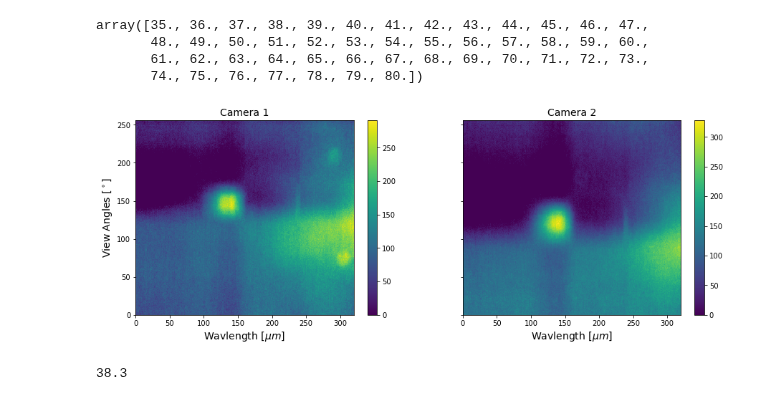
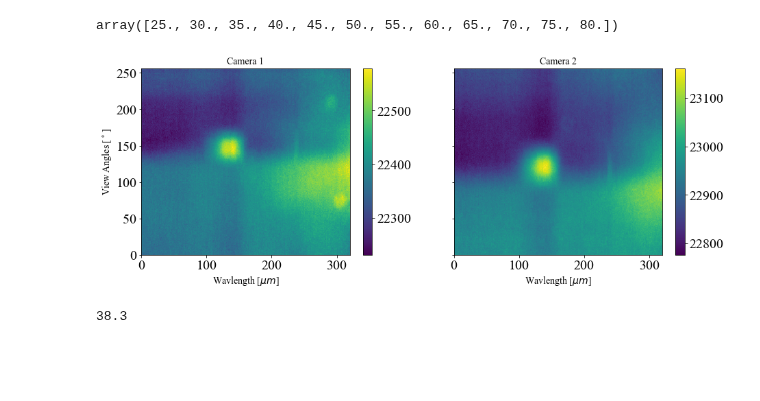
Before and after one commit to Polarization-Lab/IRCSP, a Jupyter notebook: calibration/calculate_LUT-Acktar.ipynb, the cells around one changed output. Cells and saved outputs as stored; diff of their text form; code cells hidden in the pictures; blank space fills up the shorter version.

```diff
--- a/calibration/calculate_LUT-Acktar.ipynb
+++ b/calibration/calculate_LUT-Acktar.ipynb
@@ -41,13 +41,10 @@ cal_file2 =  '/Volumes/KESU/calibration_files/cam1pixel.h5'
 cal_file1 =  '/Volumes/KESU/calibration_files/cam2pixel.h5'
 # %%
 waves= np.linspace(7,12,61)
-temps = np.linspace(35,80,46)
+temps = np.linspace(25,80,12)
 temps
 # %% [output]
-array([35., 36., 37., 38., 39., 40., 41., 42., 43., 44., 45., 46., 47.,
-       48., 49., 50., 51., 52., 53., 54., 55., 56., 57., 58., 59., 60.,
-       61., 62., 63., 64., 65., 66., 67., 68., 69., 70., 71., 72., 73.,
-       74., 75., 76., 77., 78., 79., 80.])
+array([25., 30., 35., 40., 45., 50., 55., 60., 65., 70., 75., 80.])
 # %%
 #select ROI
 ymin2 = 90; ymax2 = 150;
@@ -62,34 +59,34 @@ filename = path + '75C.h5'
 
 with h5py.File(filename, "r") as file:
     image1 = np.mean(file['imgs1'][()],axis = 0)
     image2 = np.mean(file['imgs2'][()],axis = 0)
     s1 = np.std(file['imgs1'][()],axis = 0)
     s2 = np.mean(file['imgs2'][()],axis = 0)
     t2 = np.mean(file['temps2'][()],axis = 0)
     t1 = np.mean(file['temps1'][()],axis = 0)
 
 c1 = (image1-np.mean(image1[125:175,25:75]))
 
 c2 = (image2-np.mean(image2[100:150,25:75]))
 
 r1 = np.mean(image1[100:150,25:75])
 
 #plot test images, test appearance
 fig, axes = plt.subplots(nrows=1, ncols=2, figsize=(15, 5),sharey = True)
 
-p1 = axes[0].pcolormesh(c1,shading = 'auto',vmin = 0)
+p1 = axes[0].pcolormesh(image1,shading = 'auto')
 fig.colorbar(p1, ax=axes[0])
 axes[0].set_title('Camera 1',fontsize = 14)
 axes[0].set_ylabel('View Angles [$^\circ$]',fontsize = 14)
 axes[0].set_xlabel('Wavlength [$\mu m$]',fontsize = 14)
 
-p2 = axes[1].pcolormesh(c2,shading = 'auto',vmin = 0)
+p2 = axes[1].pcolormesh(image2,shading = 'auto')
 axes[1].set_title('Camera 2',fontsize = 14)
 axes[1].set_xlabel('Wavlength [$\mu m$]',fontsize = 14)
 fig.colorbar(p2, ax=axes[1])
 
 plt.show()
 t2
 # %% [output]
-[figure, old version]
+[figure, new version]
 38.3
```
Also changed, not shown: parts of 11 cells of this notebook, 3 other files.
